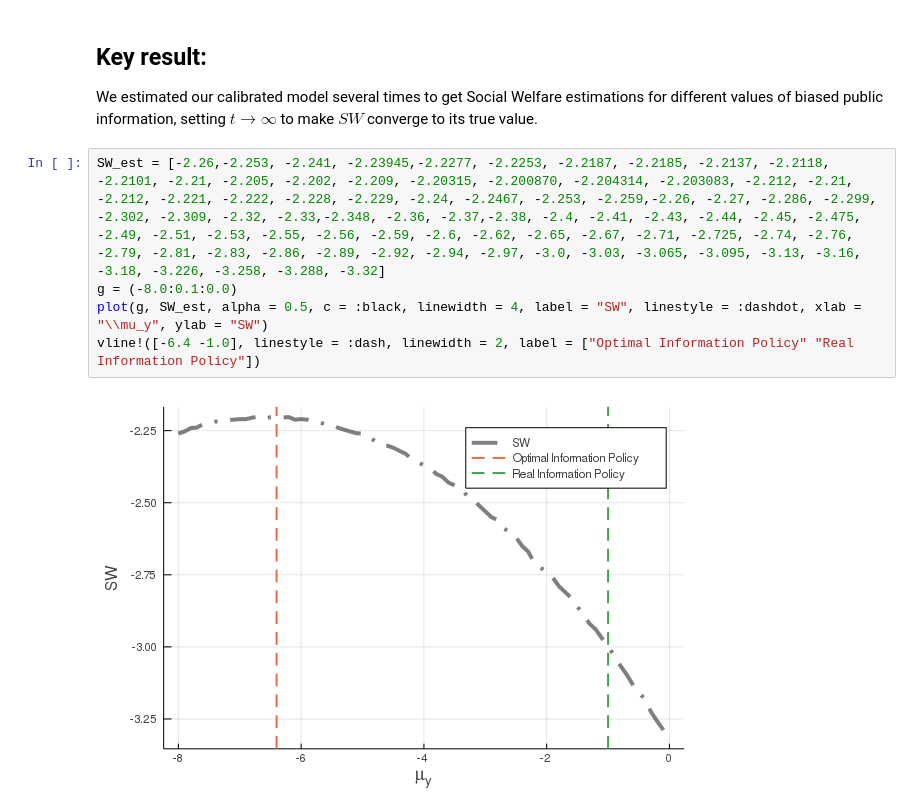
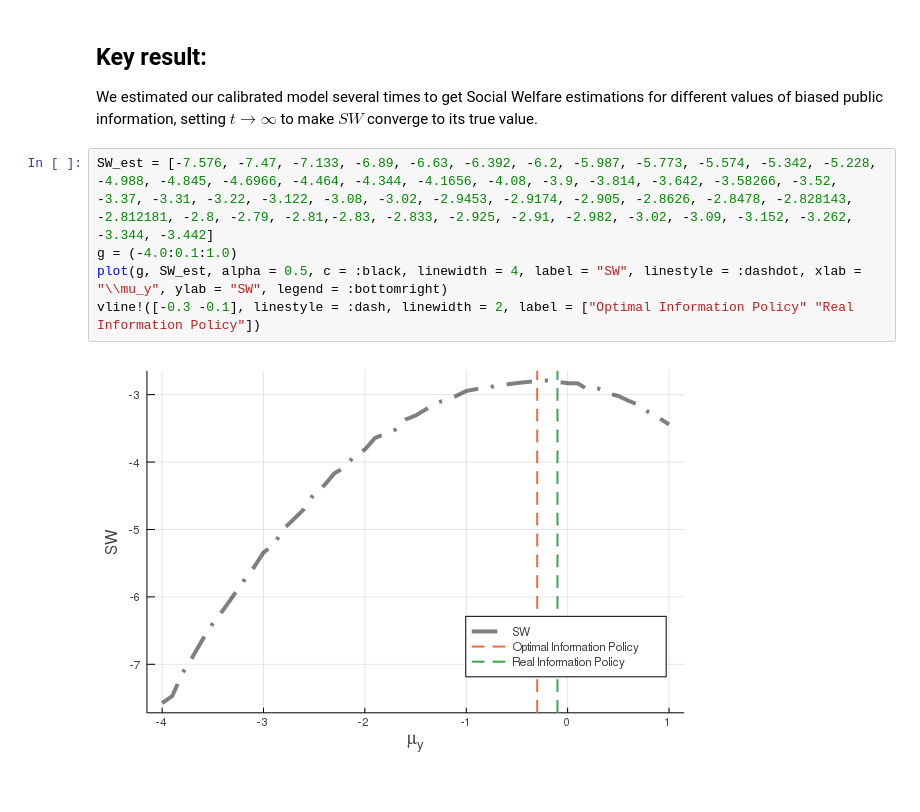
Before and after one commit to ETymch/Public-information-and-strategic-complementarities, a Jupyter notebook: Model_Calibration_Inflation_Expectations_in_Russia.ipynb, the cells around one changed output. Drawn from its saved outputs; the diff is of its cells as text.

```diff
--- a/Model_Calibration_Inflation_Expectations_in_Russia.ipynb
+++ b/Model_Calibration_Inflation_Expectations_in_Russia.ipynb
@@ -71,11 +71,11 @@ Social Welfare = -1.565949
 ## Key result:
 
 We estimated our calibrated model several times to get Social Welfare estimations for different values of biased public information, setting $t \to \infty$ to make $SW$ converge to its true value.
-# %%
-SW_est = [-2.26,-2.253, -2.241, -2.23945,-2.2277, -2.2253, -2.2187, -2.2185, -2.2137, -2.2118, -2.2101, -2.21, -2.205, -2.202, -2.209, -2.20315, -2.200870, -2.204314, -2.203083, -2.212, -2.21, -2.212, -2.221, -2.222, -2.228, -2.229, -2.24, -2.2467, -2.253, -2.259,-2.26, -2.27, -2.286, -2.299, -2.302, -2.309, -2.32, -2.33,-2.348, -2.36, -2.37,-2.38, -2.4, -2.41, -2.43, -2.44, -2.45, -2.475, -2.49, -2.51, -2.53, -2.55, -2.56, -2.59, -2.6, -2.62, -2.65, -2.67, -2.71, -2.725, -2.74, -2.76, -2.79, -2.81, -2.83, -2.86, -2.89, -2.92, -2.94, -2.97, -3.0, -3.03, -3.065, -3.095, -3.13, -3.16, -3.18, -3.226, -3.258, -3.288, -3.32]
-g = (-8.0:0.1:0.0)
-plot(g, SW_est, alpha = 0.5, c = :black, linewidth = 4, label = "SW", linestyle = :dashdot, xlab = "\\mu_y", ylab = "SW")
-vline!([-6.4 -1.0], linestyle = :dash, linewidth = 2, label = ["Optimal Information Policy" "Real Information Policy"])
-# %% [output]
-[figure, removed]
+# %%
+SW_est = [-7.576, -7.47, -7.133, -6.89, -6.63, -6.392, -6.2, -5.987, -5.773, -5.574, -5.342, -5.228, -4.988, -4.845, -4.6966, -4.464, -4.344, -4.1656, -4.08, -3.9, -3.814, -3.642, -3.58266, -3.52, -3.37, -3.31, -3.22, -3.122, -3.08, -3.02, -2.9453, -2.9174, -2.905, -2.8626, -2.8478, -2.828143, -2.812181, -2.8, -2.79, -2.81,-2.83, -2.833, -2.925, -2.91, -2.982, -3.02, -3.09, -3.152, -3.262, -3.344, -3.442]
+g = (-4.0:0.1:1.0)
+plot(g, SW_est, alpha = 0.5, c = :black, linewidth = 4, label = "SW", linestyle = :dashdot, xlab = "\\mu_y", ylab = "SW", legend = :bottomright)
+vline!([-0.3 -0.1], linestyle = :dash, linewidth = 2, label = ["Optimal Information Policy" "Real Information Policy"])
+# %% [output]
+[figure, added]
 # %% [markdown]
```
Also changed, not shown: parts of 5 cells of this notebook.
